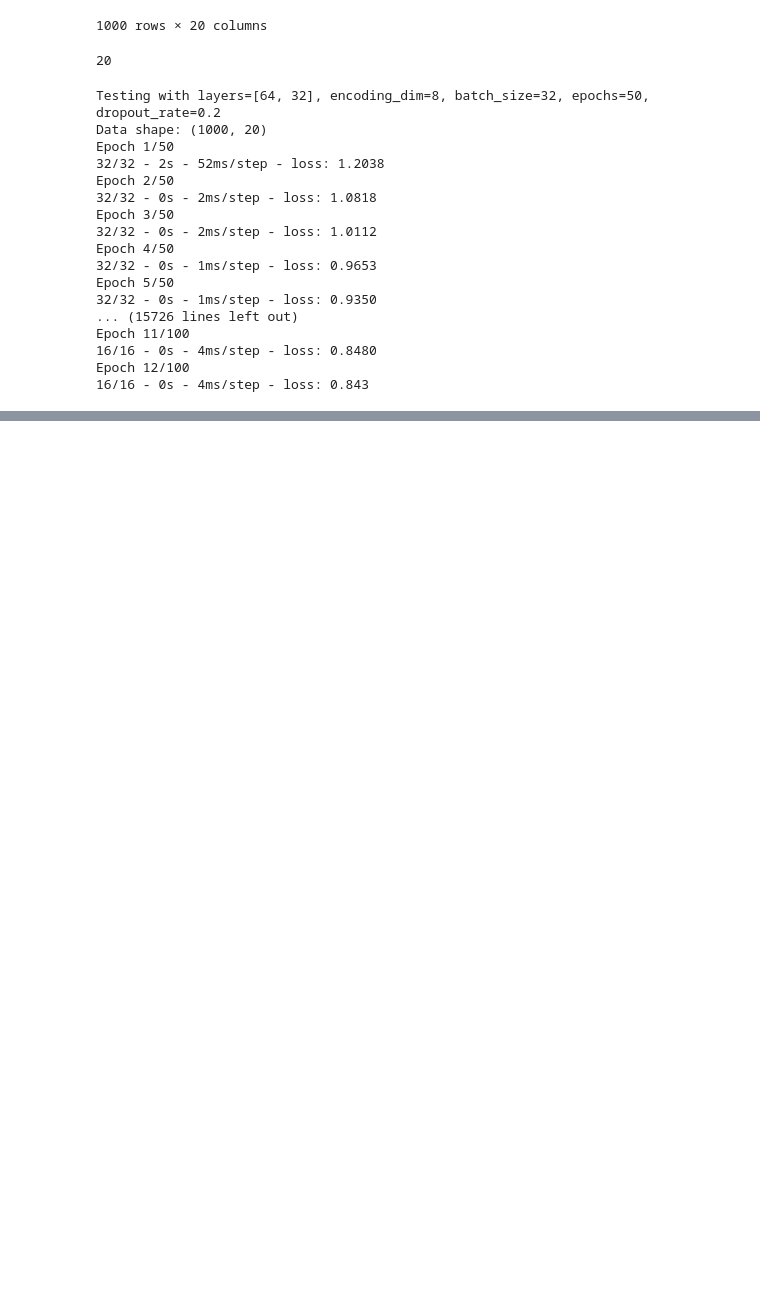
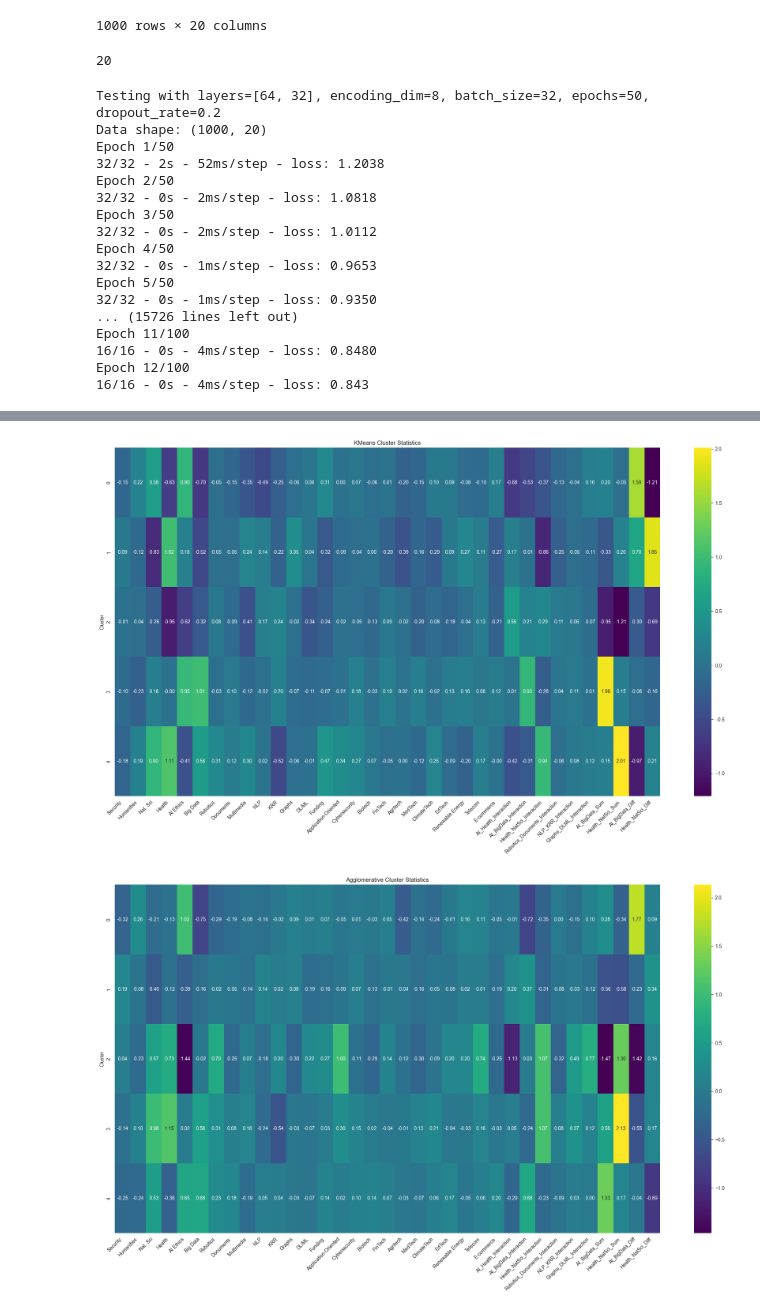
Before and after one commit to codegithubka/Deep-Autoencoder-Company-Segmentation, a Jupyter notebook: encoded_clustering.ipynb, the cells around one changed output, grey strips where cells are left out. Drawn from its saved outputs; the diff is of its cells as text; code cells hidden in the pictures; blank space fills up the shorter version.

```diff
--- a/encoded_clustering.ipynb
+++ b/encoded_clustering.ipynb
@@ -330,0 +554,8 @@ KeyError: "None of [Index([160, 161, 162, 163, 164, 165, 166, 167, 168, 169,\n
+# %%
+param_grid = {
+    'layer_sizes': [[128, 64], [64, 32], [32, 16]],
+    'encoding_dim': [8, 16, 32],
+    'dropout_rate': [0.2, 0.3],
+    'batch_size': [32, 64],
+    'epochs': [50, 100]
+}
@@ -330,0 +644,32 @@ KeyError: "None of [Index([160, 161, 162, 163, 164, 165, 166, 167, 168, 169,\n
+# %%
+def compute_cluster_statistics(data, labels):
+
+    data_with_labels = data.copy()
+    data_with_labels['Cluster'] = labels
+
+    cluster_stats = data_with_labels.groupby('Cluster').mean()
+
+    return cluster_stats
+# %%
+def plot_cluster_statistics(cluster_stats, title='Cluster Statistics'):
+    plt.figure(figsize=(20, 12))  # Increase the figure size for better readability
+
+    # Set vmin and vmax for better color scaling
+    vmin = cluster_stats.min().min()
+    vmax = cluster_stats.max().max()
+
+    sns.heatmap(cluster_stats, annot=True, fmt='.2f', cmap='viridis', vmin=vmin, vmax=vmax)
+    plt.title(title)
+    plt.xticks(rotation=45, ha='right')  # Rotate x-axis labels for better readability
+    plt.tight_layout()  # Adjust layout to fit everything in the figure area
+    plt.show()
+# %%
+cluster_stats_kmeans = compute_cluster_statistics(test_data, best_labels_kmeans)
+cluster_stats_agg = compute_cluster_statistics(test_data, best_labels_agg)
+
+# Plot the cluster statistics
+plot_cluster_statistics(cluster_stats_kmeans, title='KMeans Cluster Statistics')
+plot_cluster_statistics(cluster_stats_agg, title='Agglomerative Cluster Statistics')
+# %% [output]
+[figure, added]
+[figure, added]
```
Also changed, not shown: parts of 34 cells of this notebook, 2 other files.
